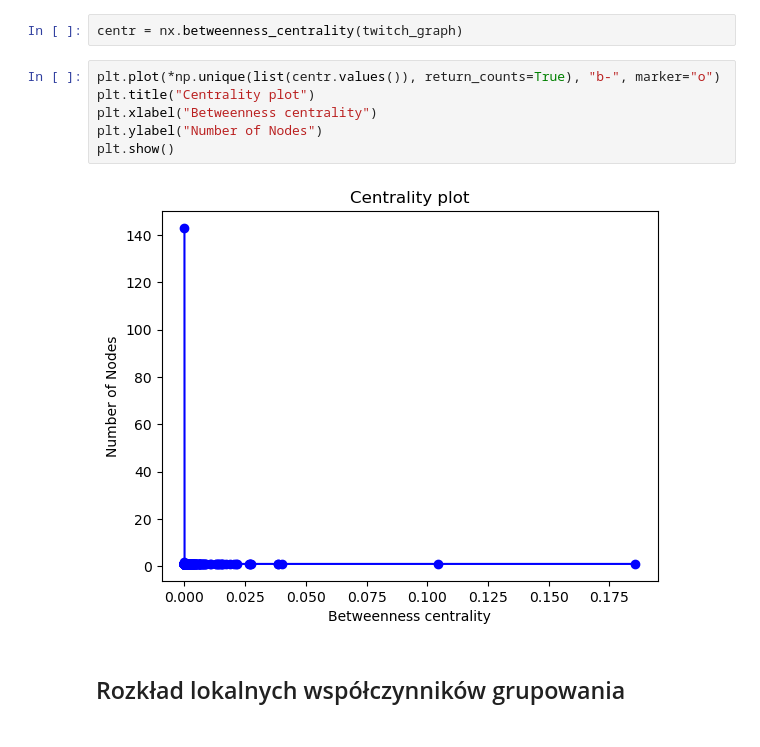
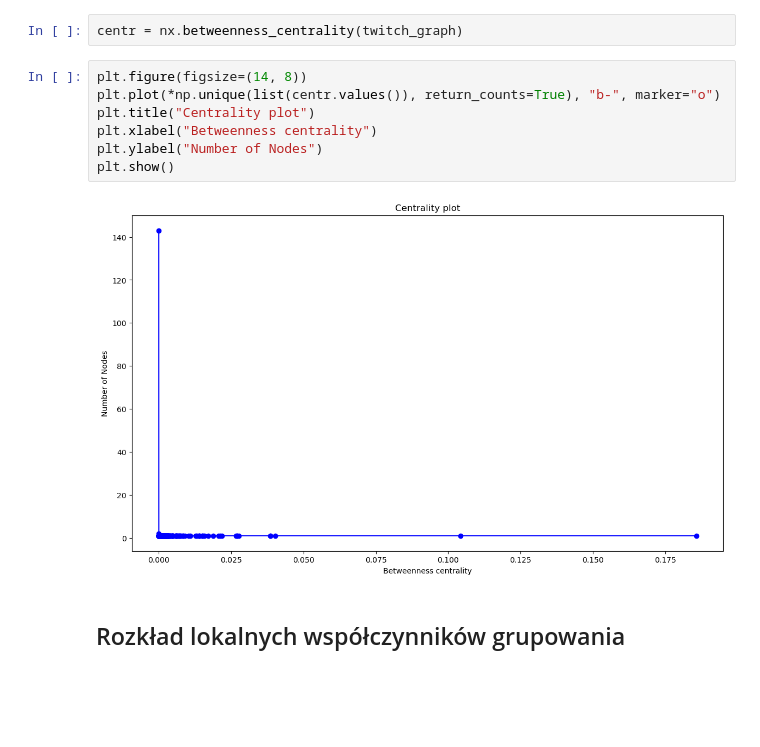
Before and after one commit to Yorlock/AIESS, a Jupyter notebook: Twitch-graph analysis.ipynb, the cells around one changed output. Cells and saved outputs as stored; diff of their text form; blank space fills up the shorter version.

```diff
--- a/Twitch-graph analysis.ipynb
+++ b/Twitch-graph analysis.ipynb
@@ -102,13 +96,14 @@ plt.show()
 # %%
 centr = nx.betweenness_centrality(twitch_graph)
 # %%
+plt.figure(figsize=(14, 8))
 plt.plot(*np.unique(list(centr.values()), return_counts=True), "b-", marker="o")
 plt.title("Centrality plot")
 plt.xlabel("Betweenness centrality")
 plt.ylabel("Number of Nodes")
 plt.show()
 # %% [output]
-[figure, old version]
+[figure, new version]
 # %% [markdown]
 <h2>Rozkład lokalnych współczynników grupowania<h2>
 # %%
```
Also changed, not shown: parts of 9 cells of this notebook.
